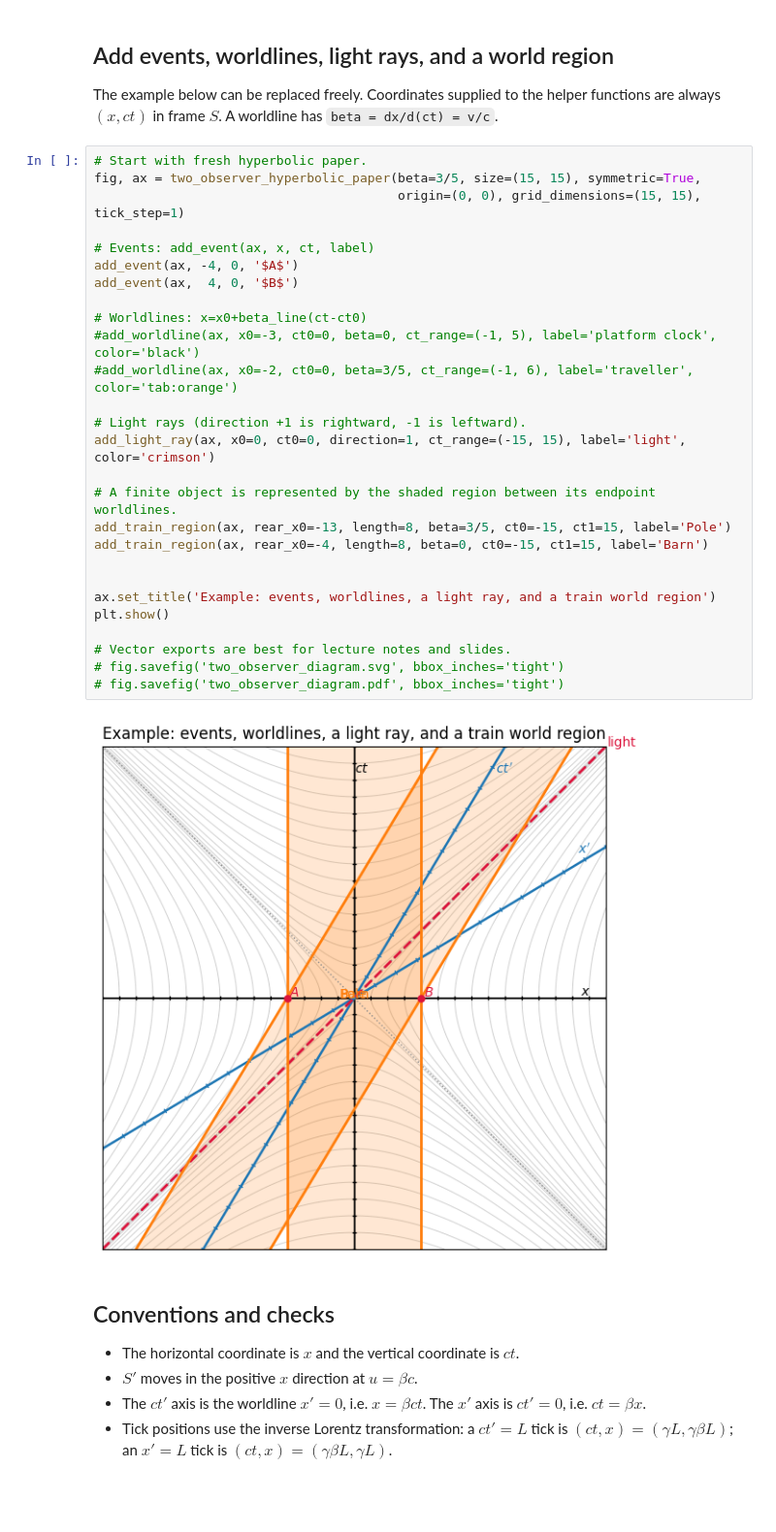
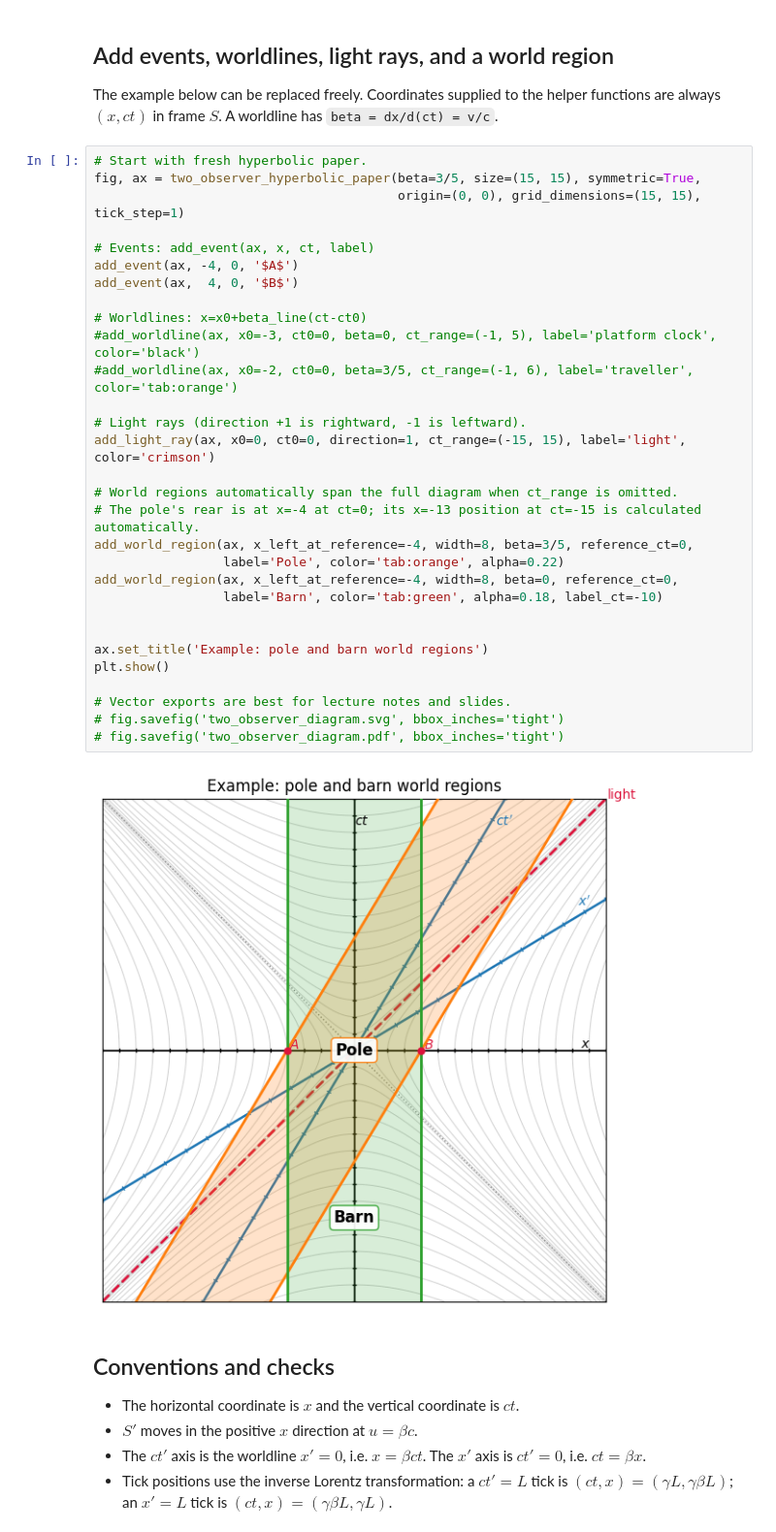
Before and after one commit to daanmeerburg/WBPH001-10-Lectures, a Jupyter notebook: Diagram_Tool/Two_Observer_Diagram_Tool.ipynb, the cells around one changed output. Shown at 97% size. Cells and saved outputs as stored; diff of their text form; blank space fills up the shorter version.

```diff
--- a/Diagram_Tool/Two_Observer_Diagram_Tool.ipynb
+++ b/Diagram_Tool/Two_Observer_Diagram_Tool.ipynb
@@ -185,32 +206,35 @@ The example below can be replaced freely. Coordinates supplied to the helper fun
 # %%
 # Start with fresh hyperbolic paper.
 fig, ax = two_observer_hyperbolic_paper(beta=3/5, size=(15, 15), symmetric=True,
                                         origin=(0, 0), grid_dimensions=(15, 15), tick_step=1)
 
 # Events: add_event(ax, x, ct, label)
 add_event(ax, -4, 0, '$A$')
 add_event(ax,  4, 0, '$B$')
 
 # Worldlines: x=x0+beta_line(ct-ct0)
 #add_worldline(ax, x0=-3, ct0=0, beta=0, ct_range=(-1, 5), label='platform clock', color='black')
 #add_worldline(ax, x0=-2, ct0=0, beta=3/5, ct_range=(-1, 6), label='traveller', color='tab:orange')
 
 # Light rays (direction +1 is rightward, -1 is leftward).
 add_light_ray(ax, x0=0, ct0=0, direction=1, ct_range=(-15, 15), label='light', color='crimson')
 
-# A finite object is represented by the shaded region between its endpoint worldlines.
-add_train_region(ax, rear_x0=-13, length=8, beta=3/5, ct0=-15, ct1=15, label='Pole')
-add_train_region(ax, rear_x0=-4, length=8, beta=0, ct0=-15, ct1=15, label='Barn')
+# World regions automatically span the full diagram when ct_range is omitted.
+# The pole's rear is at x=-4 at ct=0; its x=-13 position at ct=-15 is calculated automatically.
+add_world_region(ax, x_left_at_reference=-4, width=8, beta=3/5, reference_ct=0,
+                 label='Pole', color='tab:orange', alpha=0.22)
+add_world_region(ax, x_left_at_reference=-4, width=8, beta=0, reference_ct=0,
+                 label='Barn', color='tab:green', alpha=0.18, label_ct=-10)
 
 
-ax.set_title('Example: events, worldlines, a light ray, and a train world region')
+ax.set_title('Example: pole and barn world regions')
 plt.show()
 
 # Vector exports are best for lecture notes and slides.
 # fig.savefig('two_observer_diagram.svg', bbox_inches='tight')
 # fig.savefig('two_observer_diagram.pdf', bbox_inches='tight')
 # %% [output]
-[figure, old version]
+[figure, new version]
 # %% [markdown]
 ## Conventions and checks
 
```
Also changed, not shown: parts of 1 cell of this notebook, 16 other files.
